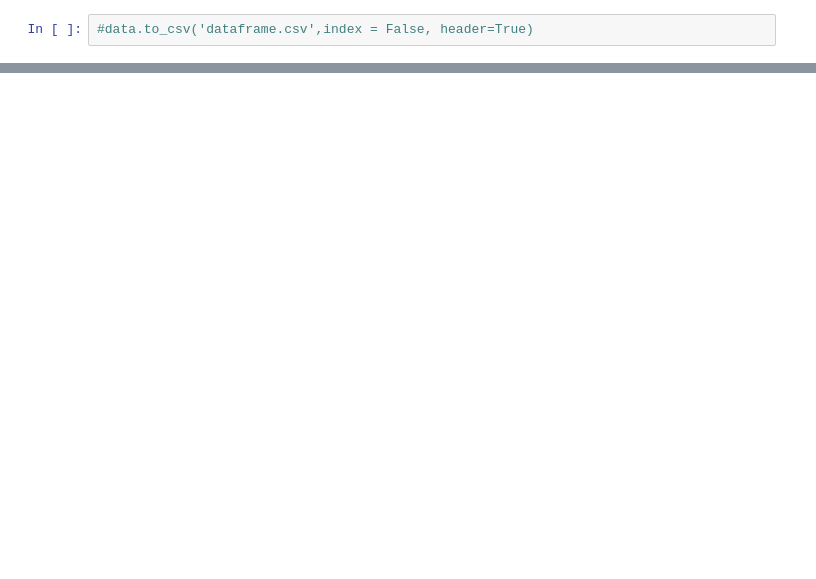
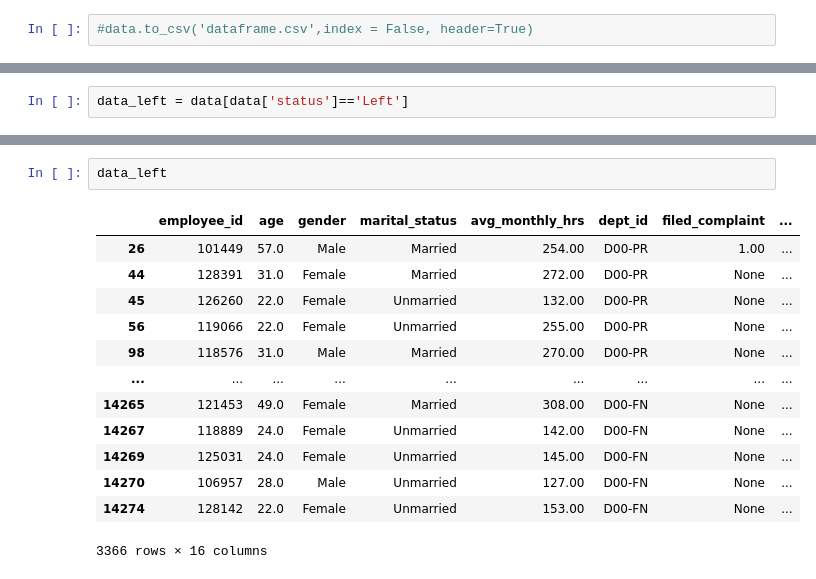
Before and after one commit to sanketpadwal/GCDAI_INSAID_JAN20, a Jupyter notebook: Capstone2/capstone2.ipynb, the cells around one changed output, grey strips where cells are left out. Drawn from its saved outputs; the diff is of its cells as text; blank space fills up the shorter version.

```diff
--- a/Capstone2/capstone2.ipynb
+++ b/Capstone2/capstone2.ipynb
@@ -114,0 +218,2 @@ memory usage: 1.9+ MB
+# %%
+data_left = data[data['status']=='Left']
@@ -114,0 +248,16 @@ memory usage: 1.9+ MB
+# %%
+data_left
+# %% [output]
+|  | employee_id | age | gender | marital_status | avg_monthly_hrs | dept_id | filed_complaint | ... |
+| 26 | 101449 | 57.0 | Male | Married | 254.00 | D00-PR | 1.00 | ... |
+| 44 | 128391 | 31.0 | Female | Married | 272.00 | D00-PR | None | ... |
+| 45 | 126260 | 22.0 | Female | Unmarried | 132.00 | D00-PR | None | ... |
+| 56 | 119066 | 22.0 | Female | Unmarried | 255.00 | D00-PR | None | ... |
+| 98 | 118576 | 31.0 | Male | Married | 270.00 | D00-PR | None | ... |
+| ... | ... | ... | ... | ... | ... | ... | ... | ... |
+| 14265 | 121453 | 49.0 | Female | Married | 308.00 | D00-FN | None | ... |
+| 14267 | 118889 | 24.0 | Female | Unmarried | 142.00 | D00-FN | None | ... |
+| 14269 | 125031 | 24.0 | Female | Unmarried | 145.00 | D00-FN | None | ... |
+| 14270 | 106957 | 28.0 | Male | Unmarried | 127.00 | D00-FN | None | ... |
+| 14274 | 128142 | 22.0 | Female | Unmarried | 153.00 | D00-FN | None | ... |
+3366 rows × 16 columns
```
Also changed, not shown: parts of 14 cells of this notebook.
